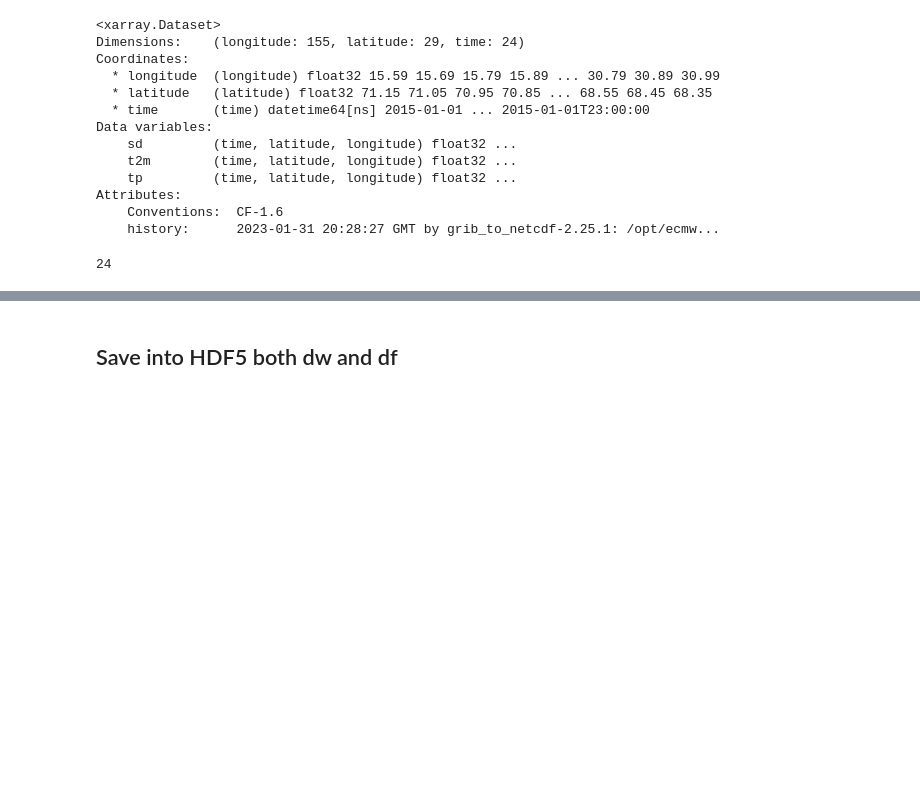
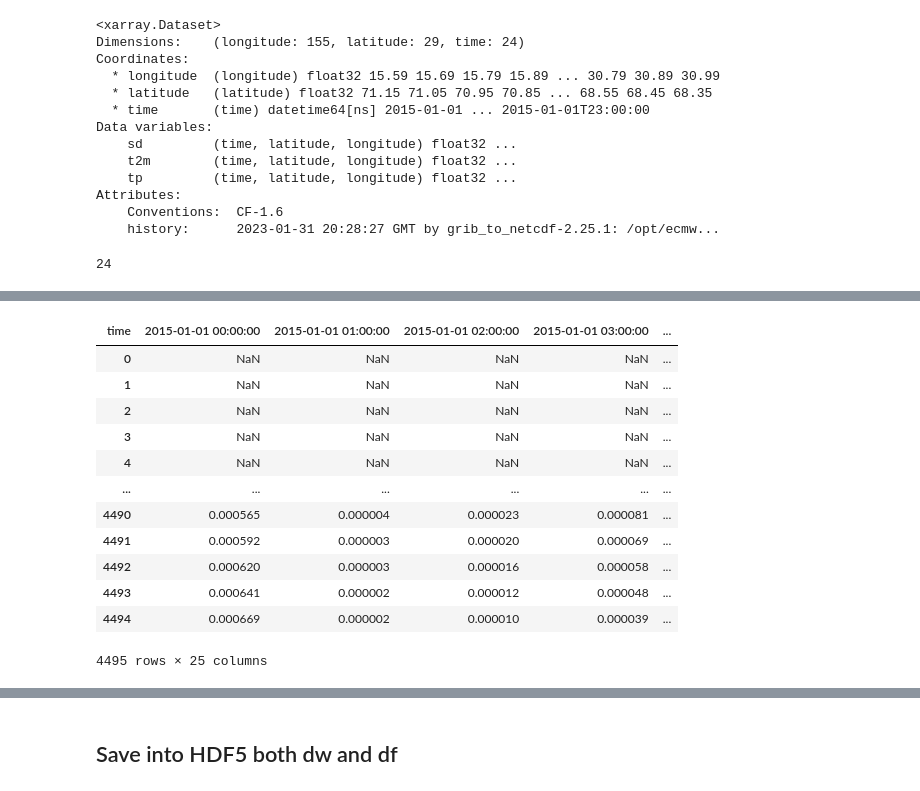
Before and after one commit to j34ni/Vegetation_in_Troms_and_Finnmark, a Jupyter notebook: finn.ipynb, the cells around one changed output, grey strips where cells are left out. Cells and saved outputs as stored; diff of their text form; code cells hidden in the pictures; blank space fills up the shorter version.

```diff
--- a/finn.ipynb
+++ b/finn.ipynb
@@ -496 +564,17 @@ df_2015
+# %%
+df_tp_2015
+# %% [output]
+| time | 2015-01-01 00:00:00 | 2015-01-01 01:00:00 | 2015-01-01 02:00:00 | 2015-01-01 03:00:00 | ... |
+| 0 | NaN | NaN | NaN | NaN | ... |
+| 1 | NaN | NaN | NaN | NaN | ... |
+| 2 | NaN | NaN | NaN | NaN | ... |
+| 3 | NaN | NaN | NaN | NaN | ... |
+| 4 | NaN | NaN | NaN | NaN | ... |
+| ... | ... | ... | ... | ... | ... |
+| 4490 | 0.000565 | 0.000004 | 0.000023 | 0.000081 | ... |
+| 4491 | 0.000592 | 0.000003 | 0.000020 | 0.000069 | ... |
+| 4492 | 0.000620 | 0.000003 | 0.000016 | 0.000058 | ... |
+| 4493 | 0.000641 | 0.000002 | 0.000012 | 0.000048 | ... |
+| 4494 | 0.000669 | 0.000002 | 0.000010 | 0.000039 | ... |
+4495 rows × 25 columns
 # %%
```
Also changed, not shown: parts of 33 cells of this notebook.
